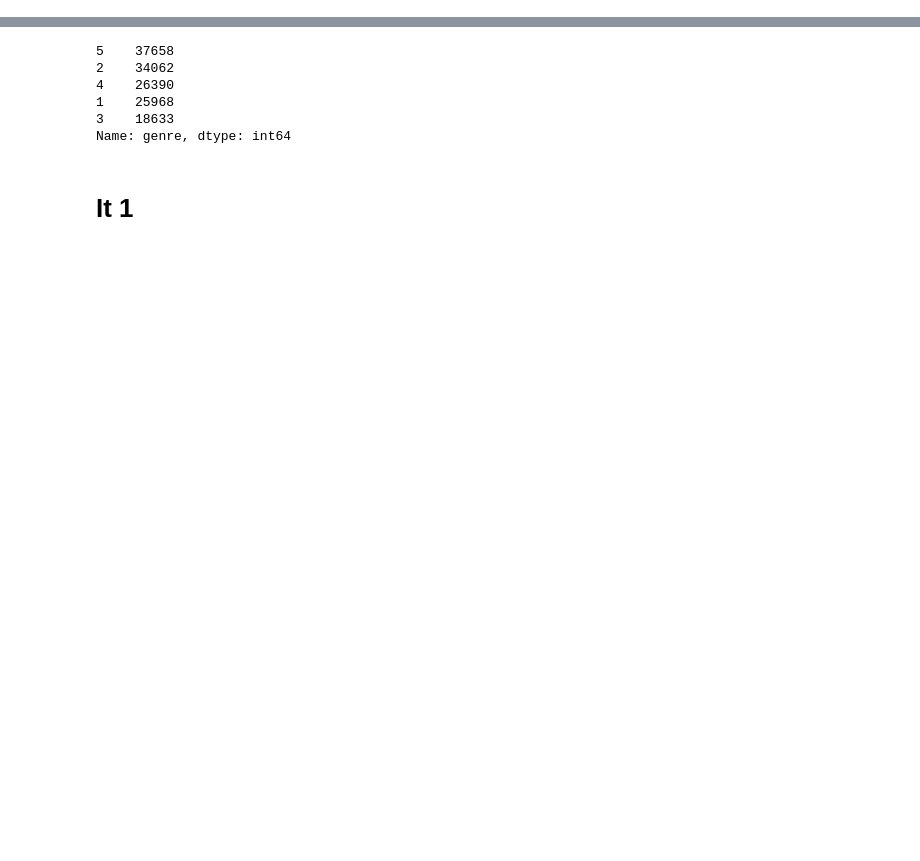
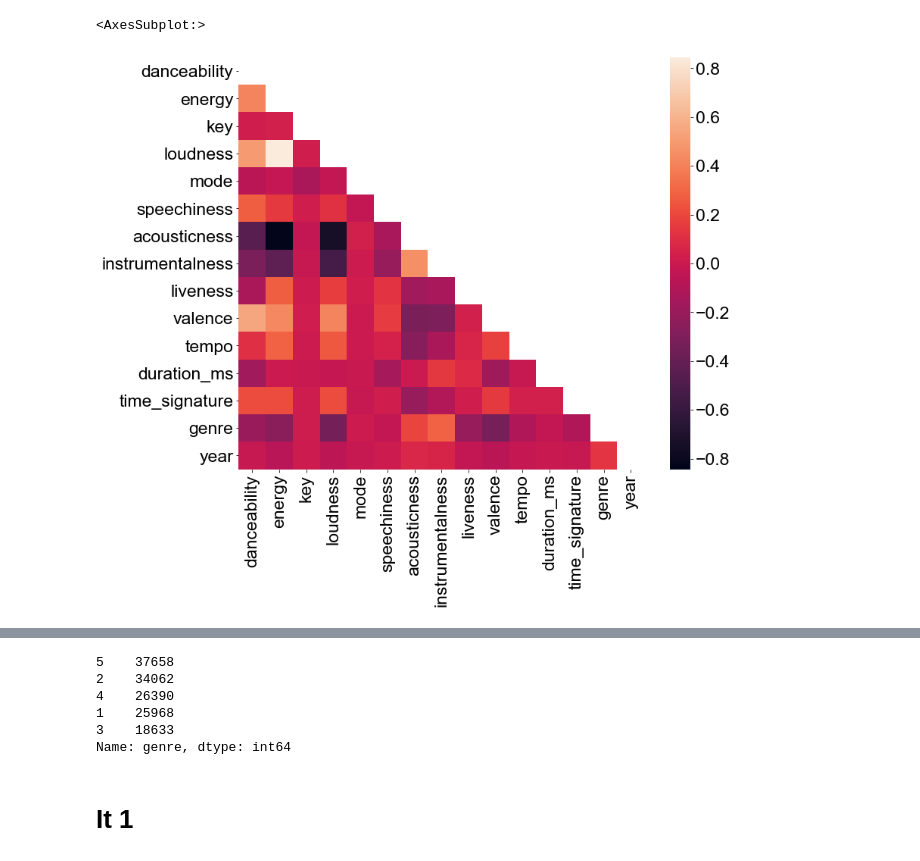
Before and after one commit to urospetkovic/IronHackLabs, a Jupyter notebook: week9/Final Project/music_genre_prediction.ipynb, the cells around one changed output, grey strips where cells are left out. Cells and saved outputs as stored; diff of their text form; code cells hidden in the pictures; blank space fills up the shorter version.

```diff
--- a/week9/Final Project/music_genre_prediction.ipynb
+++ b/week9/Final Project/music_genre_prediction.ipynb
@@ -103,3 +104,17 @@ def genre_predict2():
         print('Sounds like', artist_name.upper(), 'plays', genres_list[int(pred_genres[0])-1], 'music')
 # %%
 music = pd.read_csv('data/music.csv')
+# %%
+fig, axes = plt.subplots(figsize=(12, 10))
+font = {'family' : 'arial',
+        'weight' : 'normal',
+        'size'   : 23}
+mask = np.triu(np.ones_like(corr, dtype=bool))
+plt.rc('font', **font)
+corr = music.corr()
+sns.heatmap(corr,
+            xticklabels=corr.columns.values,
+            yticklabels=corr.columns.values, mask=mask)
+# %% [output]
+<AxesSubplot:>
+[figure, added]
```
Also changed, not shown: parts of 18 cells of this notebook, 6 other files.
